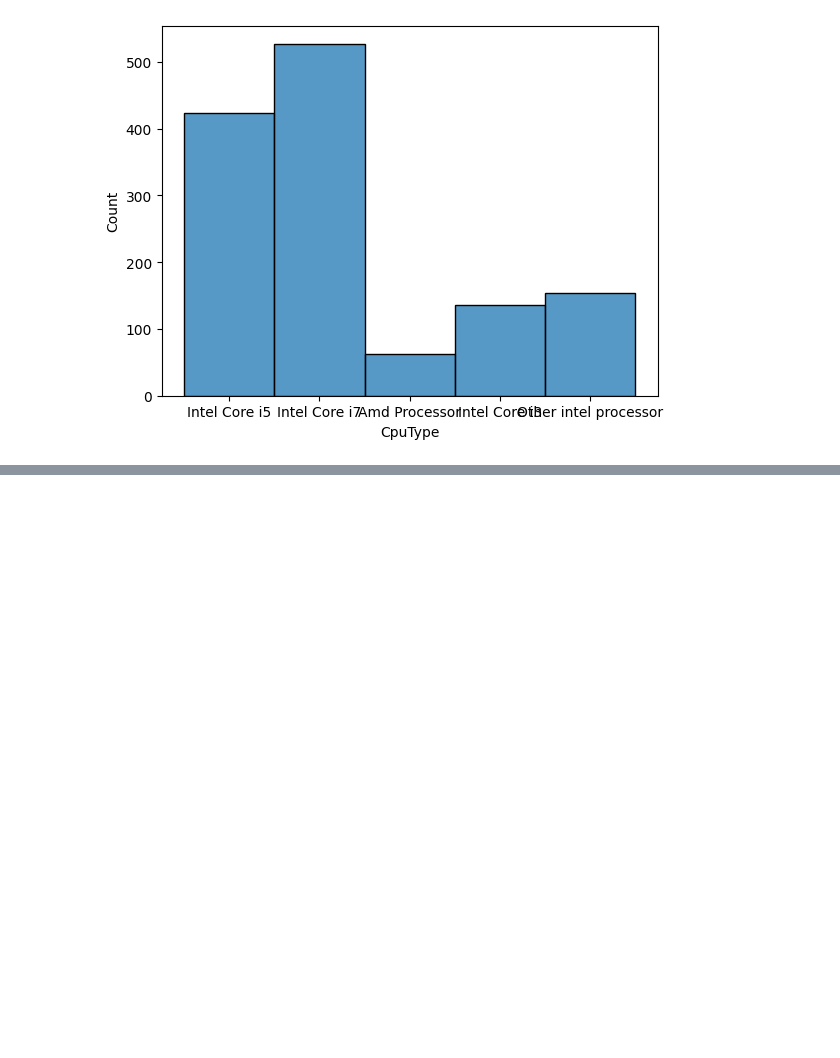
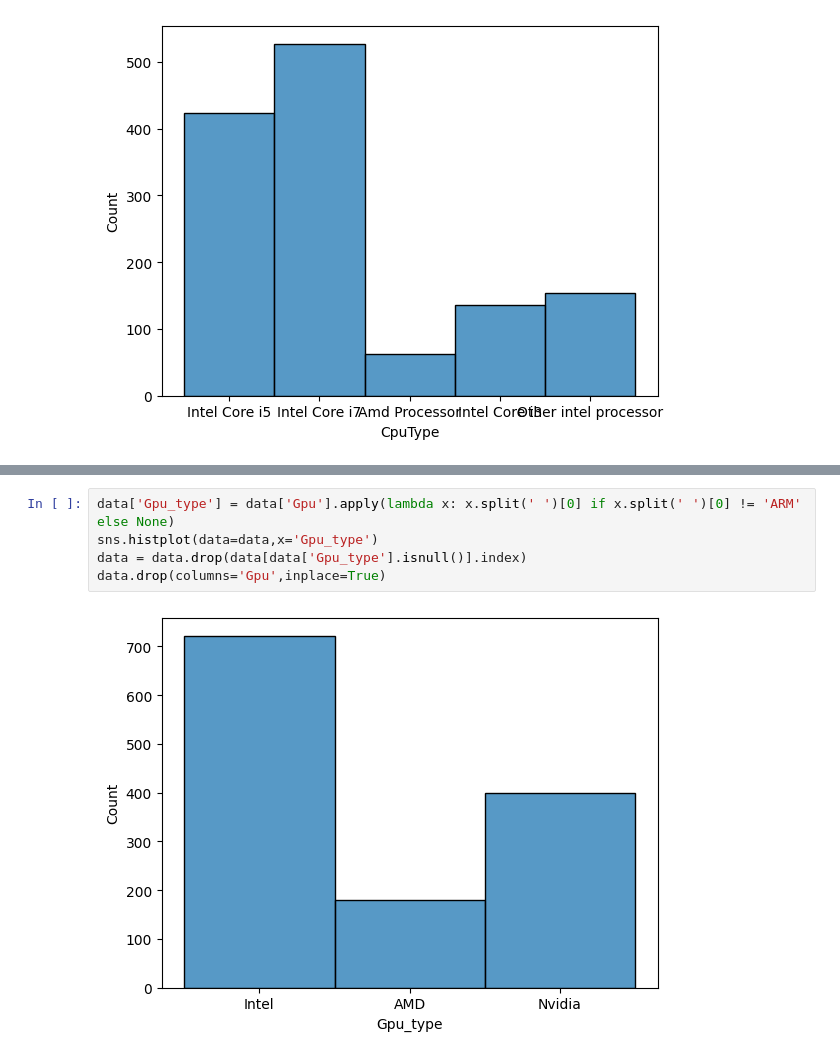
Before and after one commit to Terminator-True/Laptop-price-predictor, a Jupyter notebook: main.ipynb, the cells around one changed output, grey strips where cells are left out. Drawn from its saved outputs; the diff is of its cells as text; blank space fills up the shorter version.

```diff
--- a/main.ipynb
+++ b/main.ipynb
@@ -243,0 +257,7 @@ data
+# %%
+data['Gpu_type'] = data['Gpu'].apply(lambda x: x.split(' ')[0] if x.split(' ')[0] != 'ARM' else None)
+sns.histplot(data=data,x='Gpu_type')
+data = data.drop(data[data['Gpu_type'].isnull()].index)
+data.drop(columns='Gpu',inplace=True)
+# %% [output]
+[figure, added]
```
Also changed, not shown: parts of 25 cells of this notebook, 2 other files.
